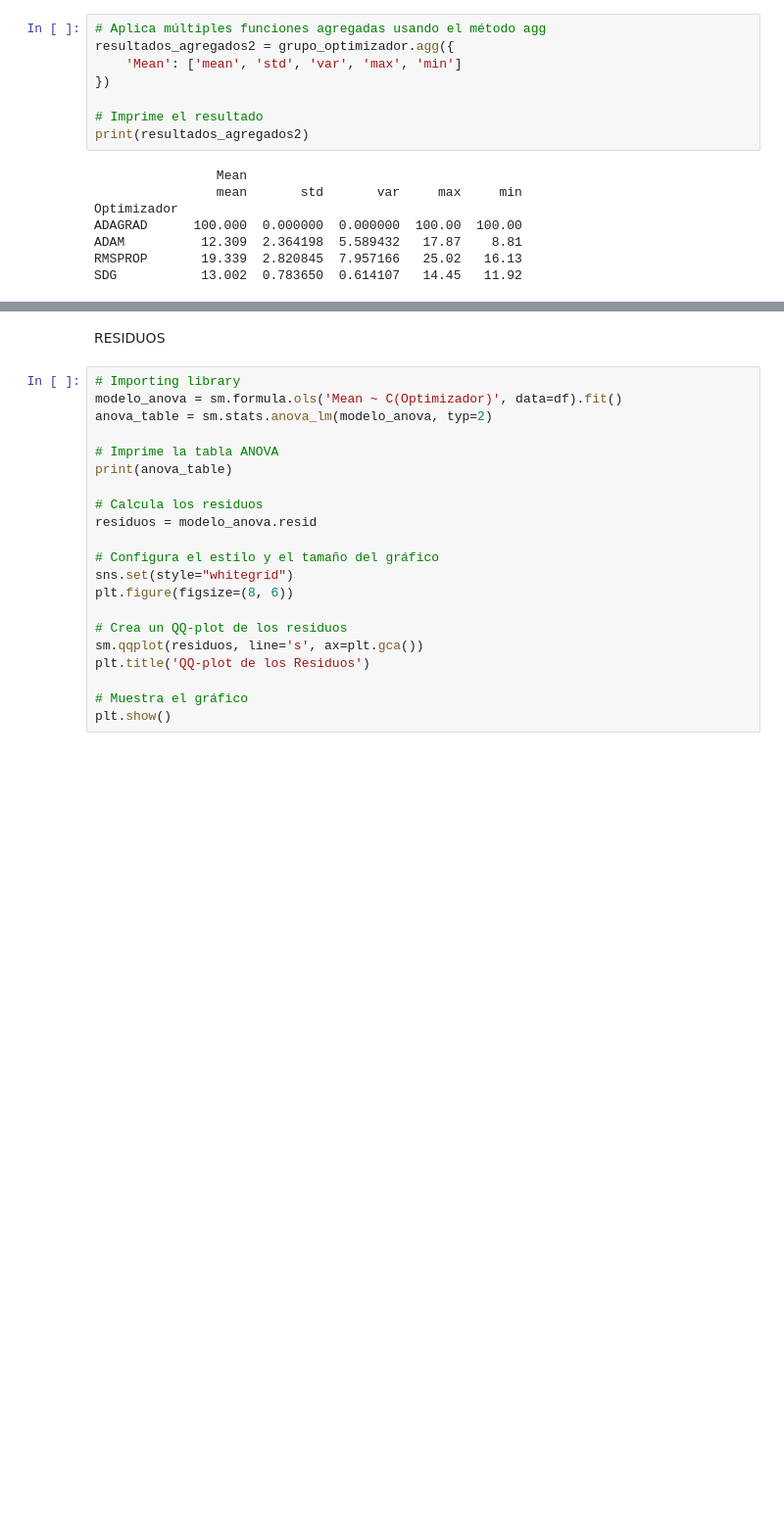
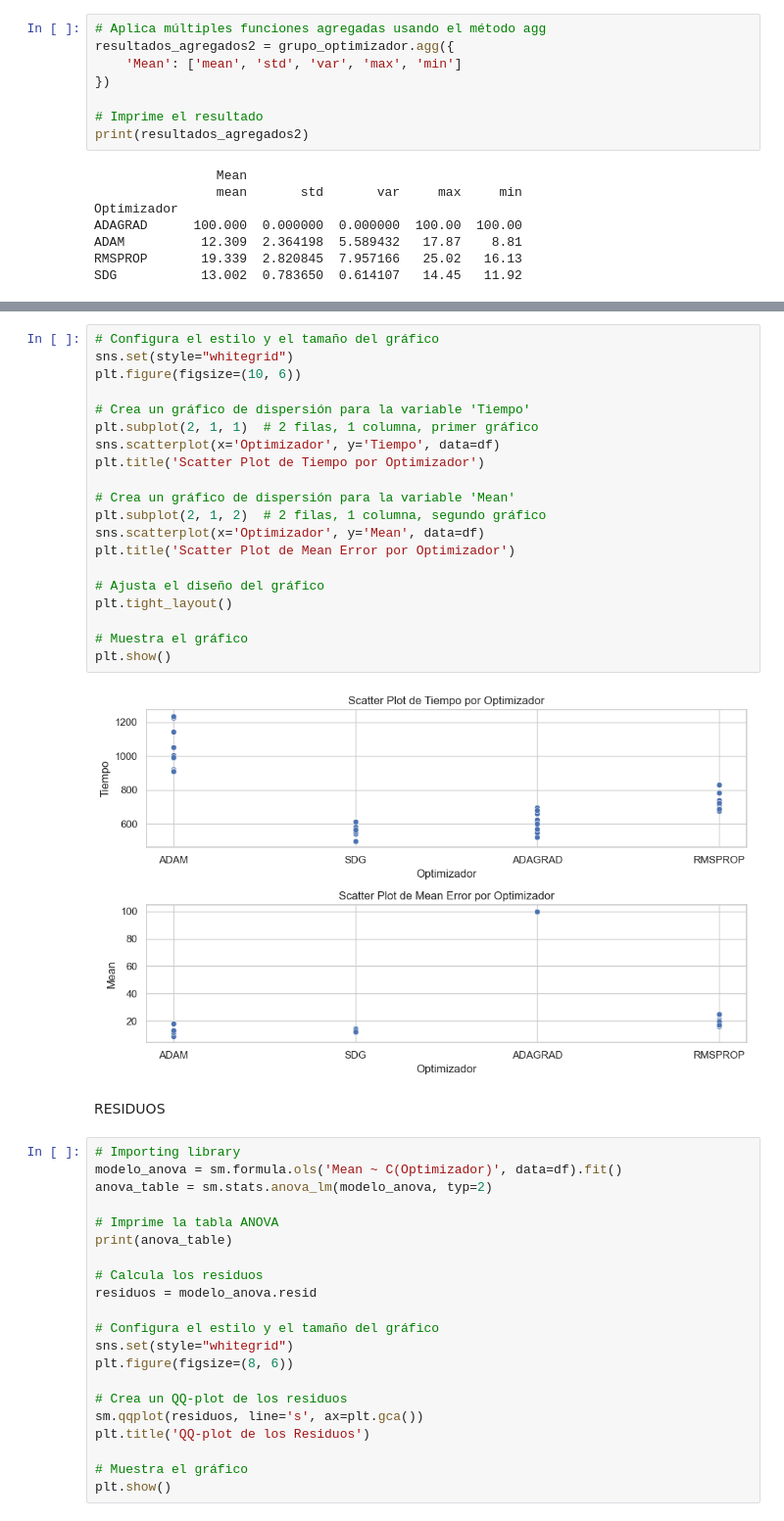
Before and after one commit to IgnacioGarciaLuengo/EIS_DEEP_PERFECT, a Jupyter notebook: Prac3/prac3.ipynb, the cells around one changed output, grey strips where cells are left out. Shown at 98% size. Drawn from its saved outputs; the diff is of its cells as text; blank space fills up the shorter version.

Commit message:
GENERACION DE SCATTERPLOT.

```diff
--- a/Prac3/prac3.ipynb
+++ b/Prac3/prac3.ipynb
@@ -135,3 +135,25 @@ plt.show()
+# %%
+# Configura el estilo y el tamaño del gráfico
+sns.set(style="whitegrid")
+plt.figure(figsize=(10, 6))
+
+# Crea un gráfico de dispersión para la variable 'Tiempo'
+plt.subplot(2, 1, 1)  # 2 filas, 1 columna, primer gráfico
+sns.scatterplot(x='Optimizador', y='Tiempo', data=df)
+plt.title('Scatter Plot de Tiempo por Optimizador')
+
+# Crea un gráfico de dispersión para la variable 'Mean'
+plt.subplot(2, 1, 2)  # 2 filas, 1 columna, segundo gráfico
+sns.scatterplot(x='Optimizador', y='Mean', data=df)
+plt.title('Scatter Plot de Mean Error por Optimizador')
+
+# Ajusta el diseño del gráfico
+plt.tight_layout()
+
+# Muestra el gráfico
+plt.show()
+# %% [output]
+[figure, added]
 # %% [markdown]
 RESIDUOS
 # %%
```
Also changed, not shown: parts of 3 cells of this notebook.
